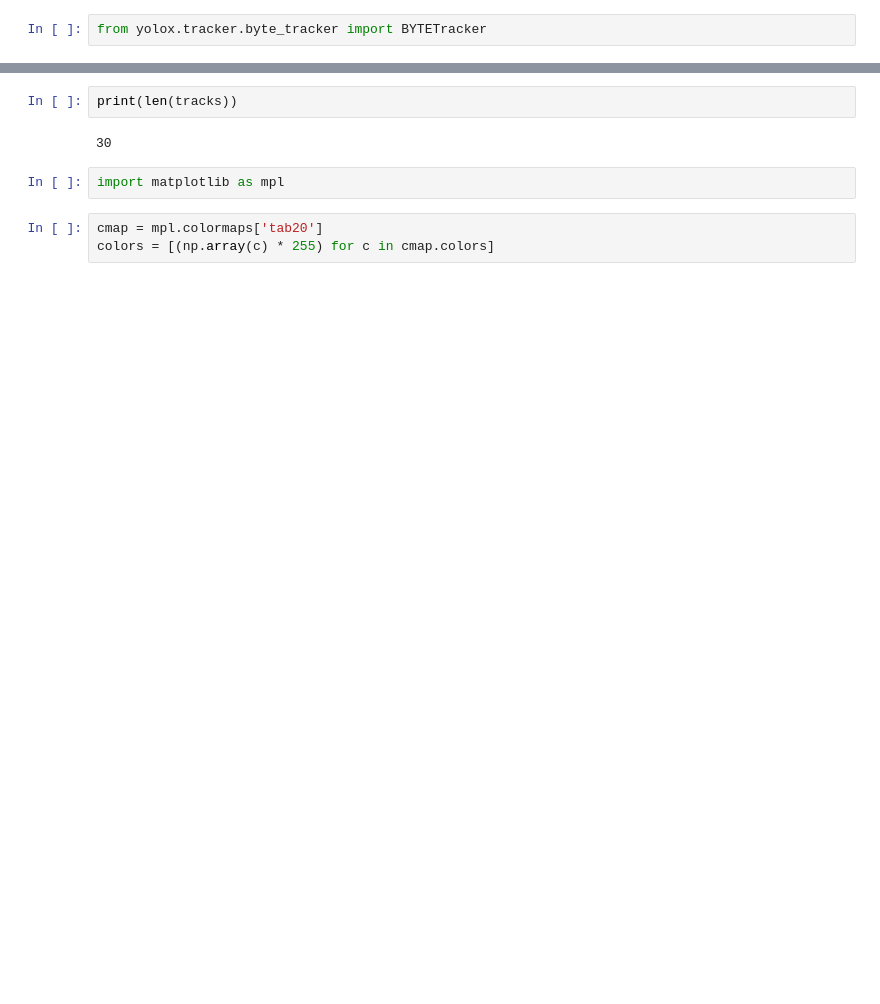
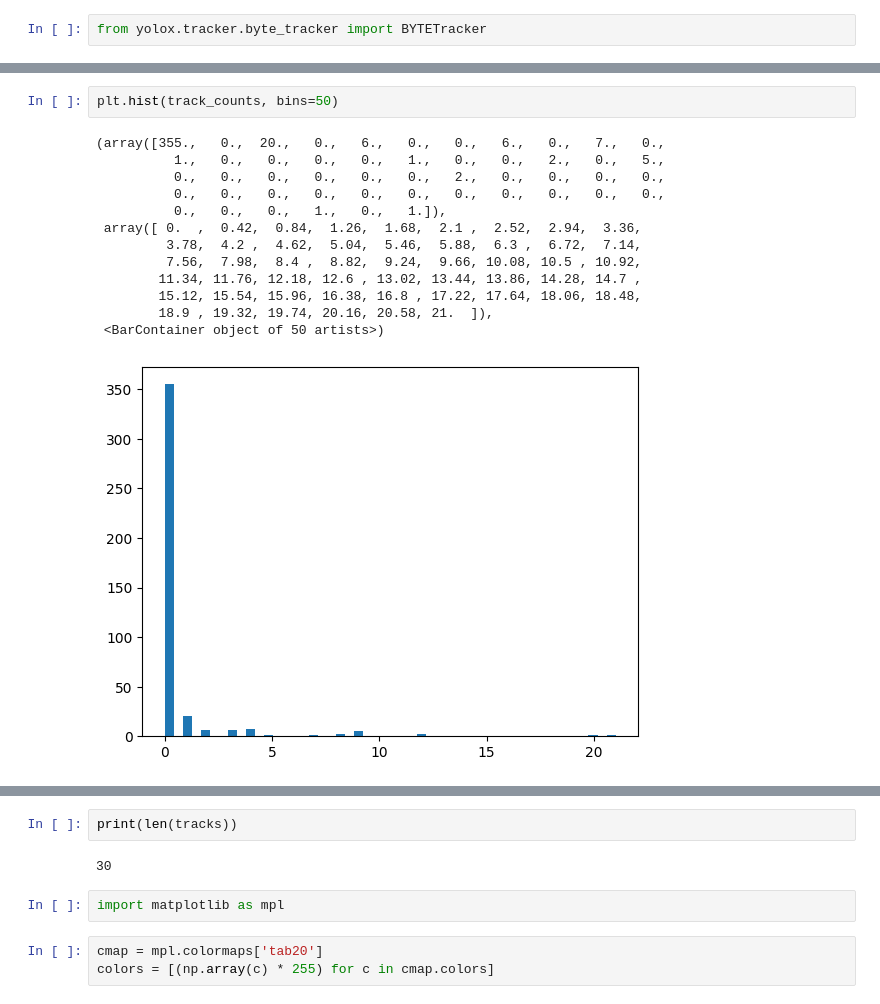
Before and after one commit to benkoger/salmon-tlc, a Jupyter notebook: notebooks/daily_movement.ipynb, the cells around one changed output, grey strips where cells are left out. Cells and saved outputs as stored; diff of their text form; blank space fills up the shorter version.

```diff
--- a/notebooks/daily_movement.ipynb
+++ b/notebooks/daily_movement.ipynb
@@ -99,0 +165,16 @@ Processing file 0/406
+# %%
+plt.hist(track_counts, bins=50)
+# %% [output]
+(array([355.,   0.,  20.,   0.,   6.,   0.,   0.,   6.,   0.,   7.,   0.,
+          1.,   0.,   0.,   0.,   0.,   1.,   0.,   0.,   2.,   0.,   5.,
+          0.,   0.,   0.,   0.,   0.,   0.,   2.,   0.,   0.,   0.,   0.,
+          0.,   0.,   0.,   0.,   0.,   0.,   0.,   0.,   0.,   0.,   0.,
+          0.,   0.,   0.,   1.,   0.,   1.]),
+ array([ 0.  ,  0.42,  0.84,  1.26,  1.68,  2.1 ,  2.52,  2.94,  3.36,
+         3.78,  4.2 ,  4.62,  5.04,  5.46,  5.88,  6.3 ,  6.72,  7.14,
+         7.56,  7.98,  8.4 ,  8.82,  9.24,  9.66, 10.08, 10.5 , 10.92,
+        11.34, 11.76, 12.18, 12.6 , 13.02, 13.44, 13.86, 14.28, 14.7 ,
+        15.12, 15.54, 15.96, 16.38, 16.8 , 17.22, 17.64, 18.06, 18.48,
+        18.9 , 19.32, 19.74, 20.16, 20.58, 21.  ]),
+ <BarContainer object of 50 artists>)
+[figure, added]
```
Also changed, not shown: parts of 13 cells of this notebook, 1 other file.
